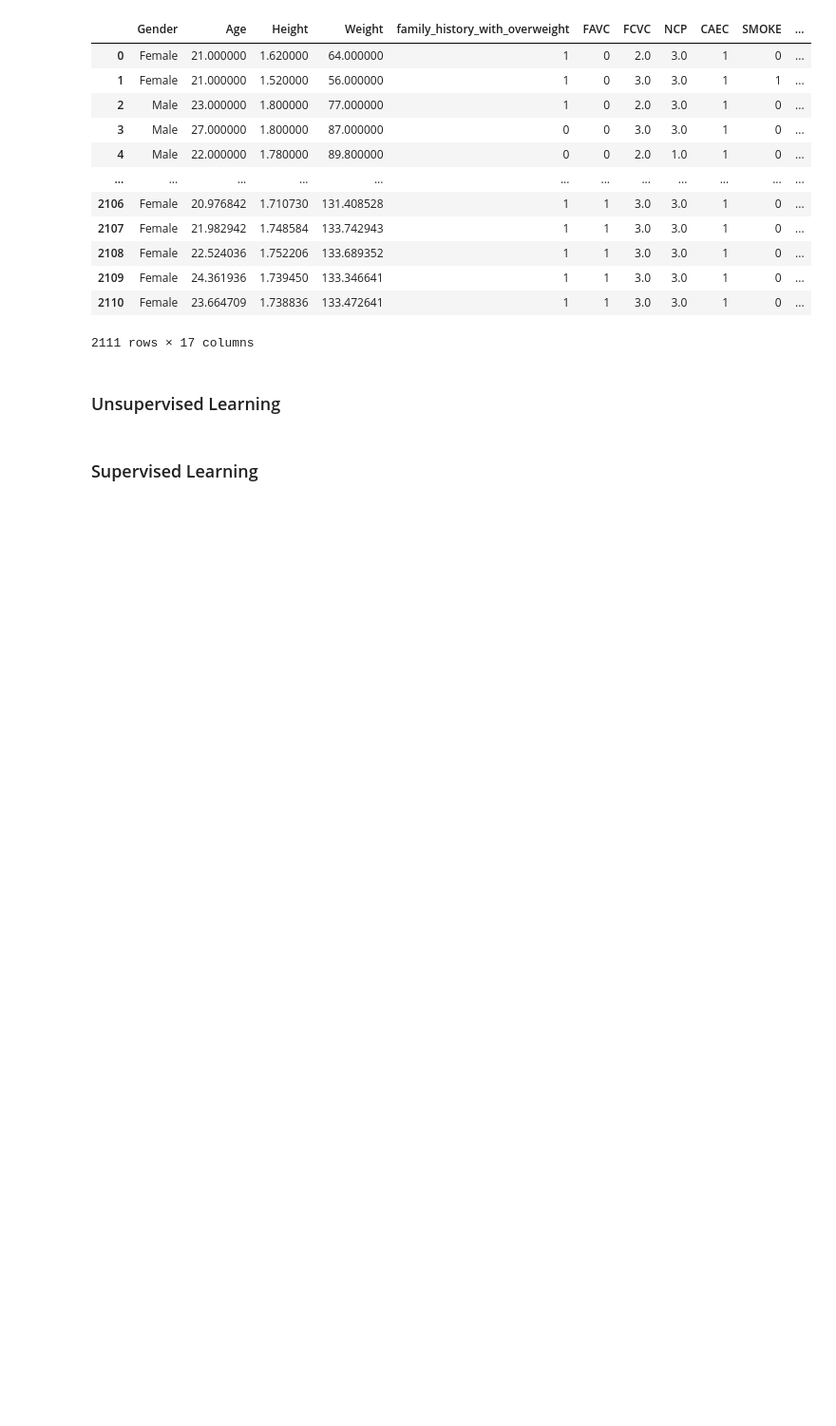
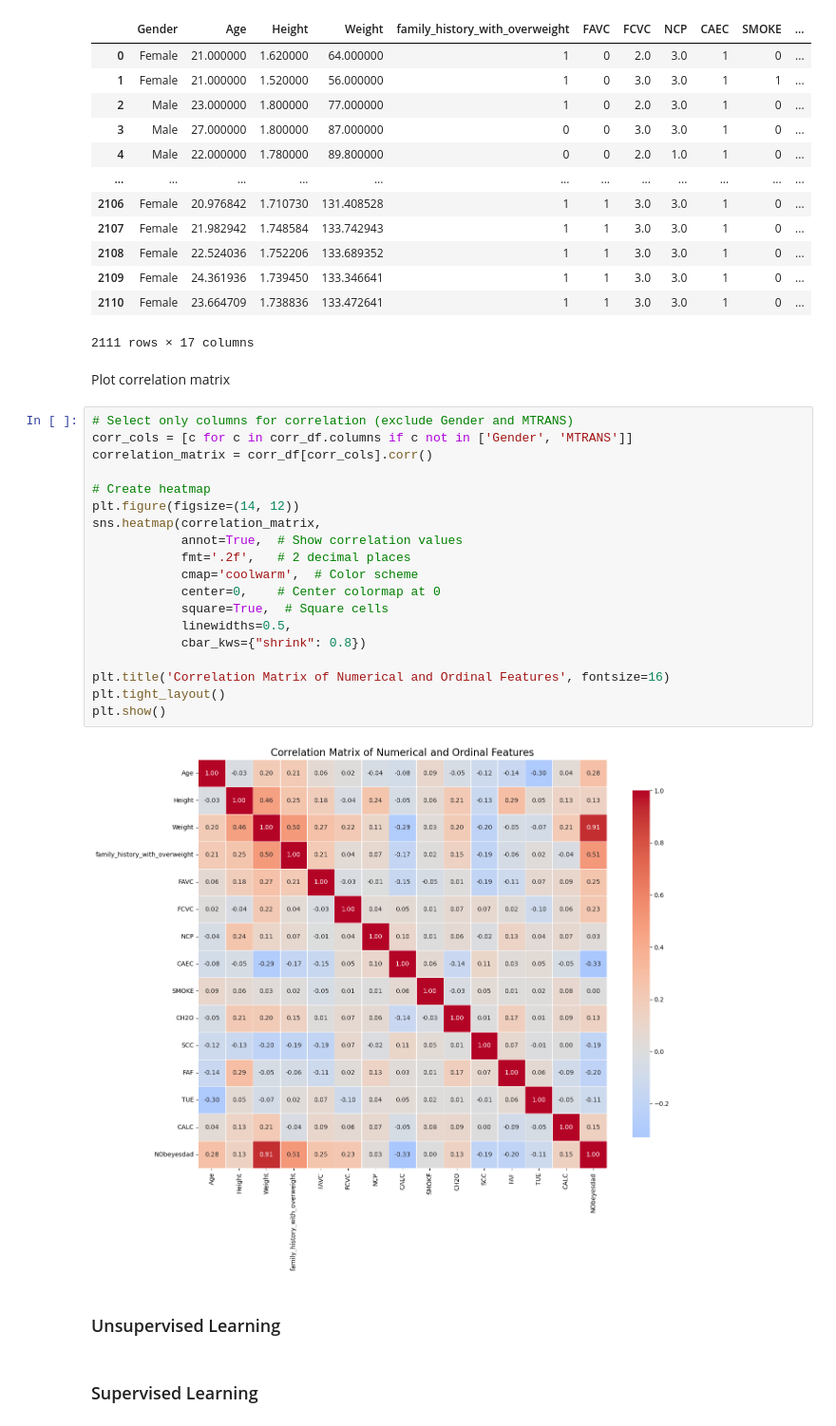
Before and after one commit to r-leeper/scu_obesity_assignment, a Jupyter notebook: cs818_assignment.ipynb, the cells around one changed output. Shown at 95% size. Cells and saved outputs as stored; diff of their text form; blank space fills up the shorter version.

Commit message:
Heatmap complete

```diff
--- a/cs818_assignment.ipynb
+++ b/cs818_assignment.ipynb
@@ -360,6 +360,29 @@ corr_df
 | 2109 | Female | 24.361936 | 1.739450 | 133.346641 | 1 | 1 | 3.0 | 3.0 | 1 | 0 | ... |
 | 2110 | Female | 23.664709 | 1.738836 | 133.472641 | 1 | 1 | 3.0 | 3.0 | 1 | 0 | ... |
 2111 rows × 17 columns
+# %% [markdown]
+Plot correlation matrix
+# %%
+# Select only columns for correlation (exclude Gender and MTRANS)
+corr_cols = [c for c in corr_df.columns if c not in ['Gender', 'MTRANS']]
+correlation_matrix = corr_df[corr_cols].corr()
+
+# Create heatmap
+plt.figure(figsize=(14, 12))
+sns.heatmap(correlation_matrix,
+            annot=True,  # Show correlation values
+            fmt='.2f',   # 2 decimal places
+            cmap='coolwarm',  # Color scheme
+            center=0,    # Center colormap at 0
+            square=True,  # Square cells
+            linewidths=0.5,
+            cbar_kws={"shrink": 0.8})
+
+plt.title('Correlation Matrix of Numerical and Ordinal Features', fontsize=16)
+plt.tight_layout()
+plt.show()
+# %% [output]
+[figure, added]
 # %% [markdown]
 ### Unsupervised Learning
 # %% [markdown]
```
